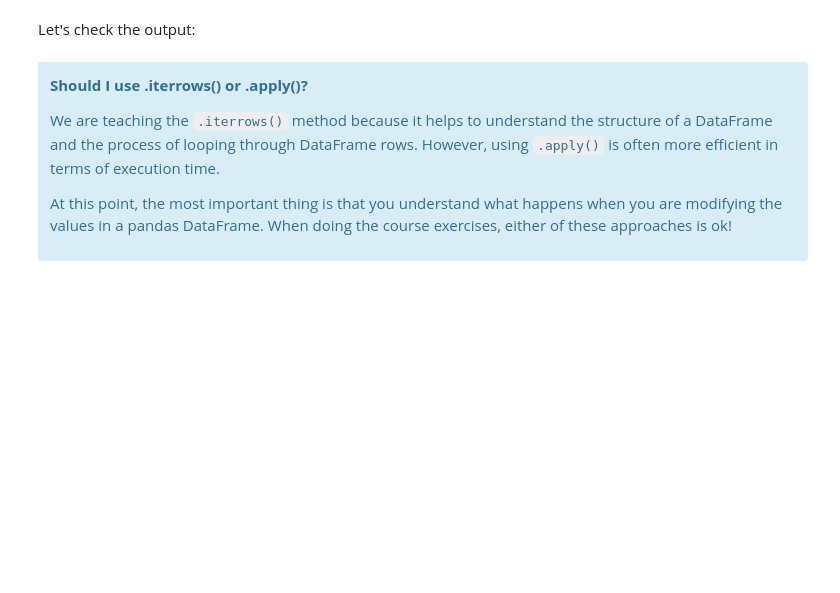
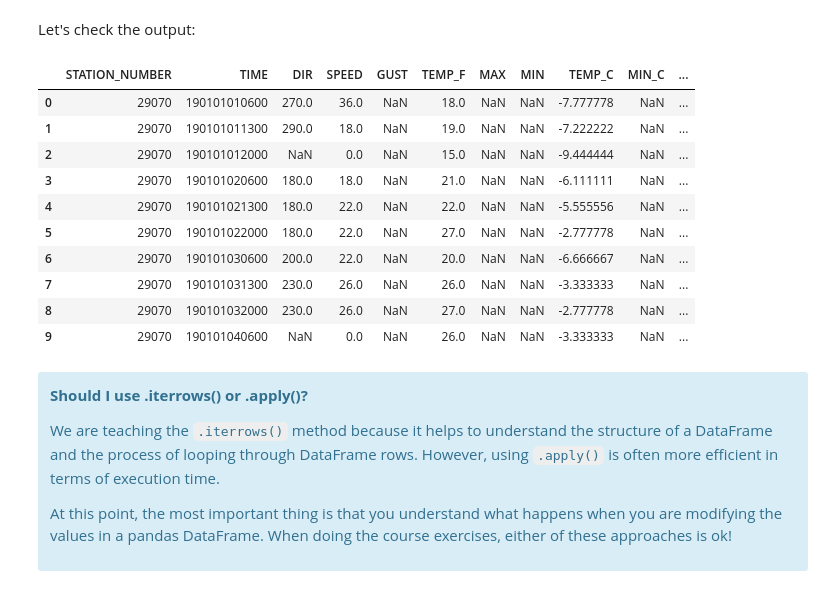
Before and after one commit to kk-ise-agu/gis2021, a Jupyter notebook: Lesson6/advanced-data-processing-with-pandas.ipynb, the cells around one changed output. Drawn from its saved outputs; the diff is of its cells as text; code cells hidden in the pictures; blank space fills up the shorter version.

```diff
--- a/Lesson6/advanced-data-processing-with-pandas.ipynb
+++ b/Lesson6/advanced-data-processing-with-pandas.ipynb
@@ -118,7 +166,7 @@ From above we can see that we have successfully created a new dictionary.
 Now we can change the column names by passing that dictionary using the parameter `columns` in the `rename()` function:
 # %%
 # Rename the columns
-
+data = data.rename(columns=new_names)
 
 # Print the new columns
 print(data.columns)
@@ -129,11 +179,12 @@ Perfect, now our column names are easier to understand and use.
 
 The temperature values in our data files are again in Fahrenheit. As you might guess, we will soon convert these temperatures in to Celsius. In order to avoid confusion with the columns, let's rename the column `TEMP` to `TEMP_F`. Let's also rename `USAF` to `STATION_NUMBER`.
 # %%
+# Solution
 # Create the dictionary with old and new names
-
+new_names = {'USAF':'STATION_NUMBER', 'TEMP': 'TEMP_F'}
 
 # Rename the columns
-
+data = data.rename(columns=new_names)
 
 # Check the output
 data.head()
@@ -249,4 +393,6 @@ Pandas DataFrames and Series have a dedicated method `.apply()` for applying fun
 # %% [markdown]
 The results look logical and we can store them permanently into a new column (overwriting the old values):
+# %%
+data['TEMP_C'] = data['TEMP_F'].apply(fahr_to_celsius)
 # %% [markdown]
 We can also apply the function on several columns at once. We can re-order the dataframe at the same time in order to see something else than `NaN` from the `MIN` and `MAX` columns
@@ -261,6 +426,20 @@ You might also notice that our conversion function would also allow us to
 pass one column or the entire dataframe as a parameter. For example, like this: `fahr_to_celsius(data["TEMP_F"])`. However, the code is perhaps easier to follow when using the apply method.
 # %% [markdown]
 Let's check the output:
+# %%
+data.head(10)
+# %% [output]
+|  | STATION_NUMBER | TIME | DIR | SPEED | GUST | TEMP_F | MAX | MIN | TEMP_C | MIN_C | ... |
+| 0 | 29070 | 190101010600 | 270.0 | 36.0 | NaN | 18.0 | NaN | NaN | -7.777778 | NaN | ... |
+| 1 | 29070 | 190101011300 | 290.0 | 18.0 | NaN | 19.0 | NaN | NaN | -7.222222 | NaN | ... |
+| 2 | 29070 | 190101012000 | NaN | 0.0 | NaN | 15.0 | NaN | NaN | -9.444444 | NaN | ... |
+| 3 | 29070 | 190101020600 | 180.0 | 18.0 | NaN | 21.0 | NaN | NaN | -6.111111 | NaN | ... |
+| 4 | 29070 | 190101021300 | 180.0 | 22.0 | NaN | 22.0 | NaN | NaN | -5.555556 | NaN | ... |
+| 5 | 29070 | 190101022000 | 180.0 | 22.0 | NaN | 27.0 | NaN | NaN | -2.777778 | NaN | ... |
+| 6 | 29070 | 190101030600 | 200.0 | 22.0 | NaN | 20.0 | NaN | NaN | -6.666667 | NaN | ... |
+| 7 | 29070 | 190101031300 | 230.0 | 26.0 | NaN | 26.0 | NaN | NaN | -3.333333 | NaN | ... |
+| 8 | 29070 | 190101032000 | 230.0 | 26.0 | NaN | 27.0 | NaN | NaN | -2.777778 | NaN | ... |
+| 9 | 29070 | 190101040600 | NaN | 0.0 | NaN | 26.0 | NaN | NaN | -3.333333 | NaN | ... |
 # %% [markdown]
 <div class="alert alert-info">
 
```
Also changed, not shown: parts of 58 cells of this notebook.
